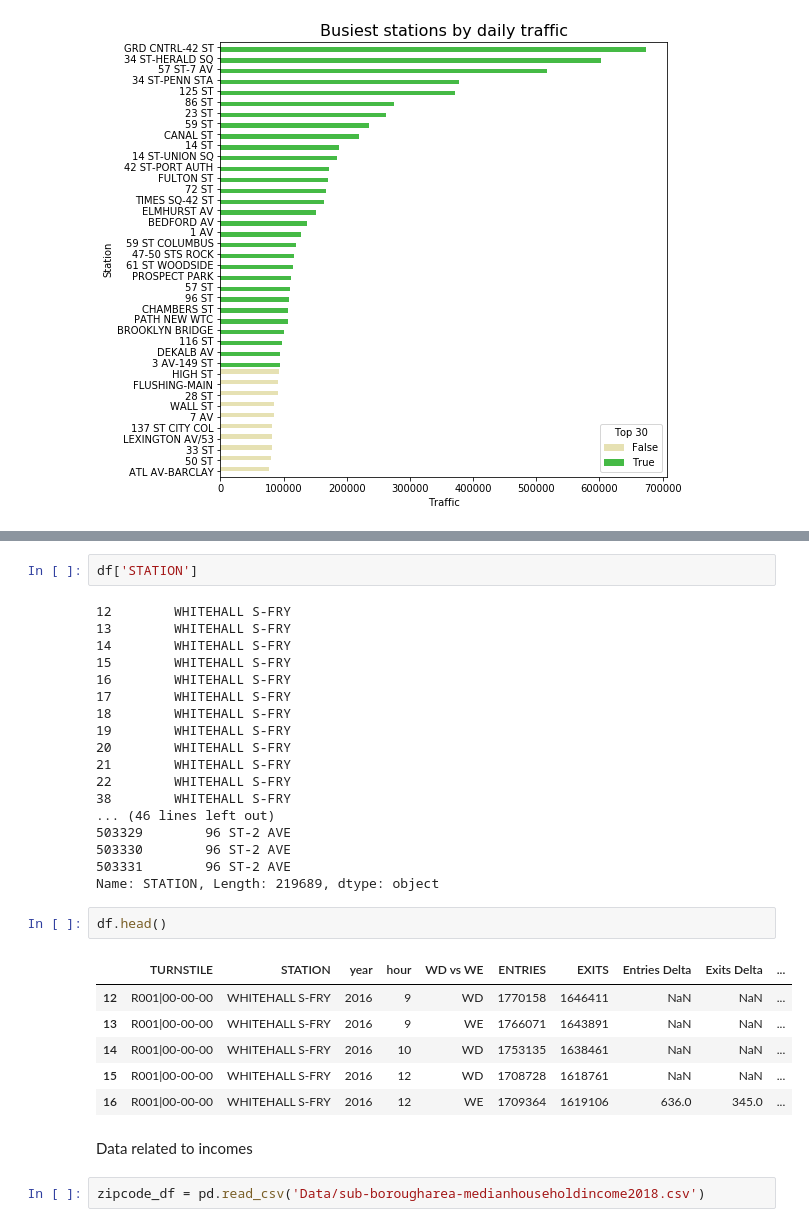
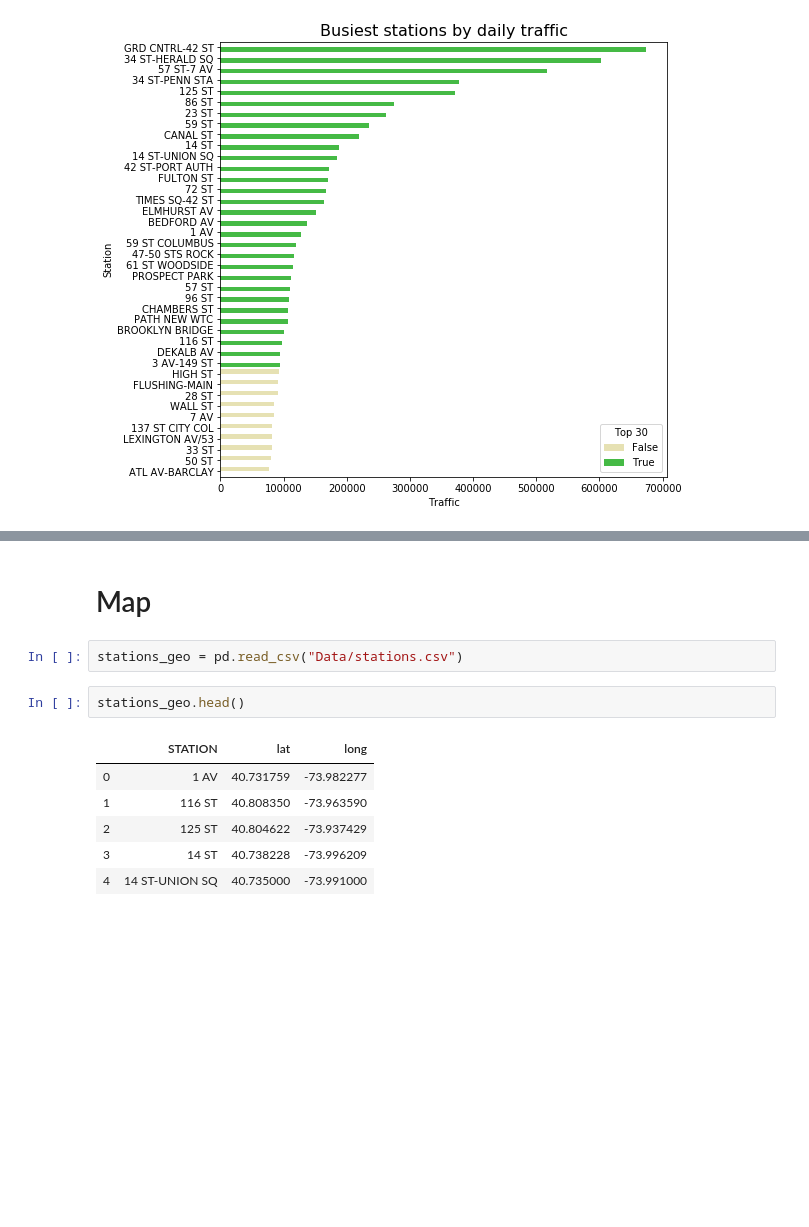
Before and after one commit to collindching/MTA-Turnstile-Analysis, a Jupyter notebook: Data Visualizations (Collin).ipynb, the cells around one changed output, grey strips where cells are left out. Cells and saved outputs as stored; diff of their text form; blank space fills up the shorter version.

Commit message:
stations geolocations

```diff
--- a/Data Exploration (Collin).ipynb
+++ b/Data Visualizations (Collin).ipynb
@@ -76,33 +55,13 @@ df.groupby(['STATION','year','hour'],as_index=False)['Cum. Entries & Exits'].mea
-# %%
-df['STATION']
-# %% [output]
-12        WHITEHALL S-FRY
-13        WHITEHALL S-FRY
-14        WHITEHALL S-FRY
-15        WHITEHALL S-FRY
-16        WHITEHALL S-FRY
-17        WHITEHALL S-FRY
-18        WHITEHALL S-FRY
-19        WHITEHALL S-FRY
-20        WHITEHALL S-FRY
-21        WHITEHALL S-FRY
-22        WHITEHALL S-FRY
-38        WHITEHALL S-FRY
-... (46 lines left out)
-503329        96 ST-2 AVE
-503330        96 ST-2 AVE
-503331        96 ST-2 AVE
-Name: STATION, Length: 219689, dtype: object
+# %% [markdown]
+# Map
+# %%
+stations_geo = pd.read_csv("Data/stations.csv")
 # %%
-df.head()
+stations_geo.head()
 # %% [output]
-|  | TURNSTILE | STATION | year | hour | WD vs WE | ENTRIES | EXITS | Entries Delta | Exits Delta | ... |
-| 12 | R001|00-00-00 | WHITEHALL S-FRY | 2016 | 9 | WD | 1770158 | 1646411 | NaN | NaN | ... |
-| 13 | R001|00-00-00 | WHITEHALL S-FRY | 2016 | 9 | WE | 1766071 | 1643891 | NaN | NaN | ... |
-| 14 | R001|00-00-00 | WHITEHALL S-FRY | 2016 | 10 | WD | 1753135 | 1638461 | NaN | NaN | ... |
-| 15 | R001|00-00-00 | WHITEHALL S-FRY | 2016 | 12 | WD | 1708728 | 1618761 | NaN | NaN | ... |
-| 16 | R001|00-00-00 | WHITEHALL S-FRY | 2016 | 12 | WE | 1709364 | 1619106 | 636.0 | 345.0 | ... |
+|  | STATION | lat | long |
+| 0 | 1 AV | 40.731759 | -73.982277 |
+| 1 | 116 ST | 40.808350 | -73.963590 |
+| 2 | 125 ST | 40.804622 | -73.937429 |
+| 3 | 14 ST | 40.738228 | -73.996209 |
+| 4 | 14 ST-UNION SQ | 40.735000 | -73.991000 |
-# %% [markdown]
-Data related to incomes
-# %%
-zipcode_df = pd.read_csv('Data/sub-borougharea-medianhouseholdincome2018.csv')
```
Also changed, not shown: parts of 8 cells of this notebook, 1 other file.
